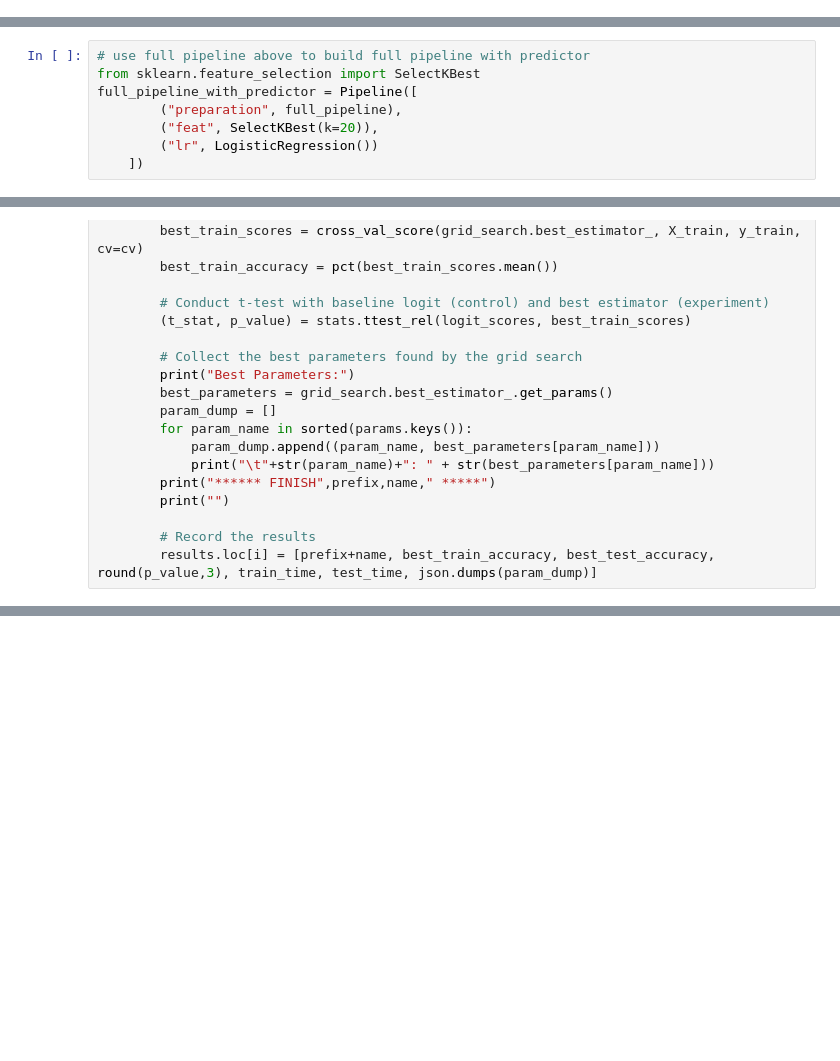
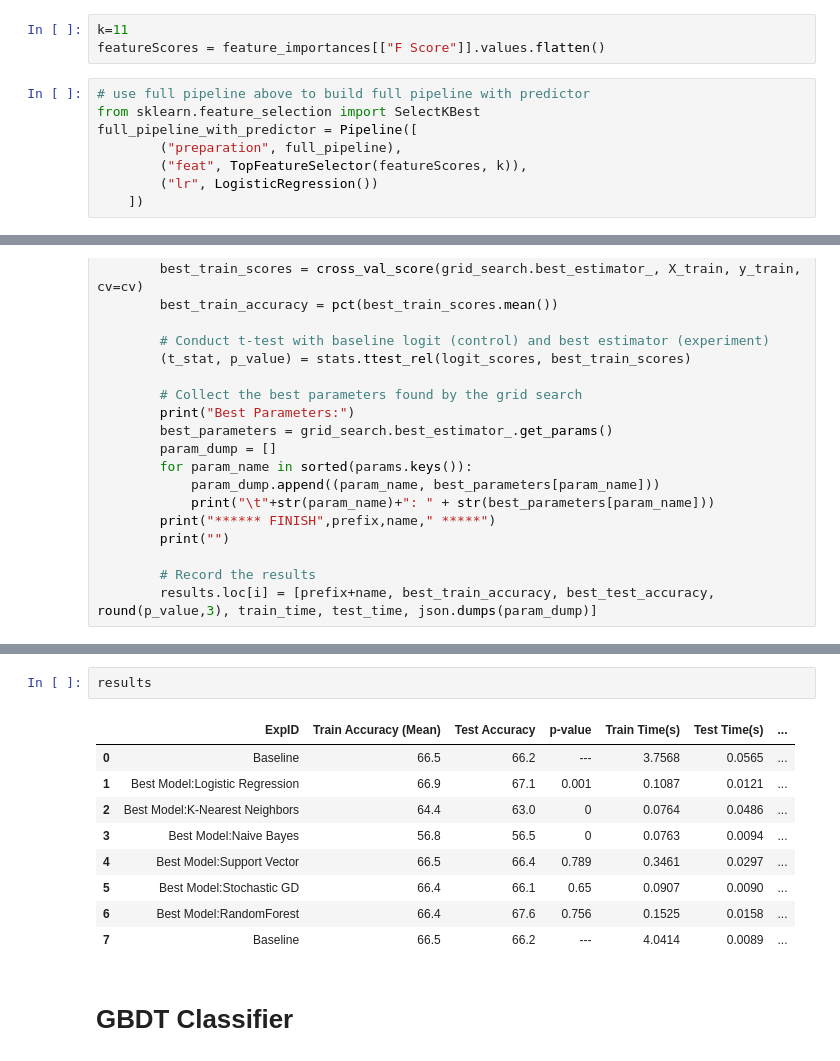
Before and after one commit to athakre/AML-, a Jupyter notebook: CostaRicaPovertyLevelPrediction.ipynb, the cells around one changed output, grey strips where cells are left out. Cells and saved outputs as stored; diff of their text form; blank space fills up the shorter version.

```diff
--- a/CostaRicaPovertyLevelPrediction.ipynb
+++ b/CostaRicaPovertyLevelPrediction.ipynb
@@ -2181,13 +2230,16 @@ full_pipeline = FeatureUnion(transformer_list=[
+# %%
+k=11
+featureScores = feature_importances[["F Score"]].values.flatten()
+# %%
+# use full pipeline above to build full pipeline with predictor
+from sklearn.feature_selection import SelectKBest
+full_pipeline_with_predictor = Pipeline([
+        ("preparation", full_pipeline),
+        ("feat", TopFeatureSelector(featureScores, k)),
+        ("lr", LogisticRegression())
+    ])
 # %% [markdown]
 # Phase1 Baseline Model
-# %%
-# use full pipeline above to build full pipeline with predictor
-from sklearn.feature_selection import SelectKBest
-full_pipeline_with_predictor = Pipeline([
-        ("preparation", full_pipeline),
-        ("feat", SelectKBest(k=20)),
-        ("lr", LogisticRegression())
-    ])
 # %%
 X_train.shape
 # %% [output]
@@ -2873,0 +2926,14 @@ Wall time: 1h 4min 51s
+# %%
+results
+# %% [output]
+|  | ExpID | Train Accuracy (Mean) | Test Accuracy | p-value | Train Time(s) | Test Time(s) | ... |
+| 0 | Baseline | 66.5 | 66.2 | --- | 3.7568 | 0.0565 | ... |
+| 1 | Best Model:Logistic Regression | 66.9 | 67.1 | 0.001 | 0.1087 | 0.0121 | ... |
+| 2 | Best Model:K-Nearest Neighbors | 64.4 | 63.0 | 0 | 0.0764 | 0.0486 | ... |
+| 3 | Best Model:Naive Bayes | 56.8 | 56.5 | 0 | 0.0763 | 0.0094 | ... |
+| 4 | Best Model:Support Vector | 66.5 | 66.4 | 0.789 | 0.3461 | 0.0297 | ... |
+| 5 | Best Model:Stochastic GD | 66.4 | 66.1 | 0.65 | 0.0907 | 0.0090 | ... |
+| 6 | Best Model:RandomForest | 66.4 | 67.6 | 0.756 | 0.1525 | 0.0158 | ... |
+| 7 | Baseline | 66.5 | 66.2 | --- | 4.0414 | 0.0089 | ... |
+# %% [markdown]
+# GBDT Classifier
```
Also changed, not shown: parts of 26 cells of this notebook.
